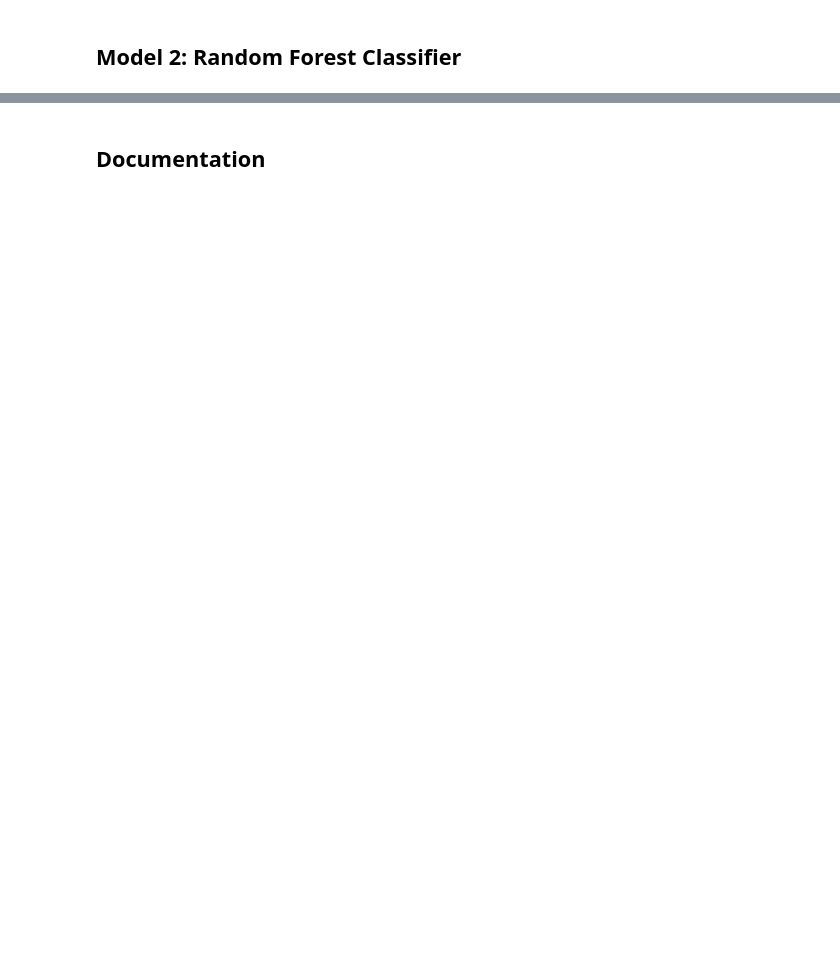
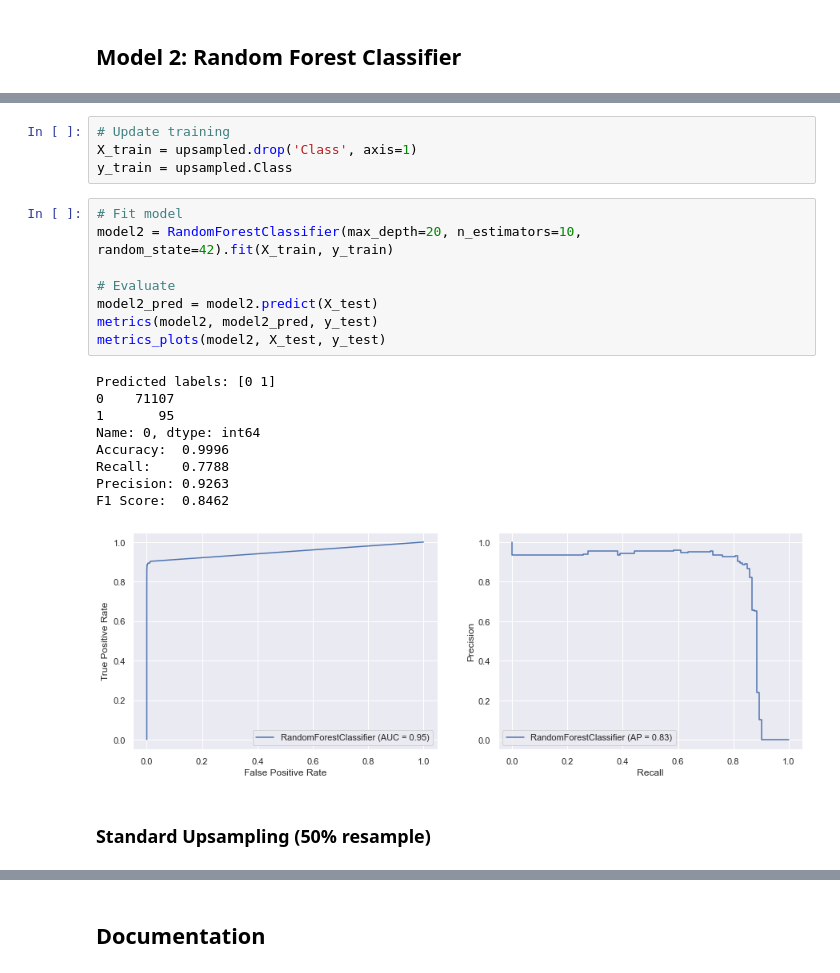
Before and after one commit to chrisjm/Credit-Card-Fraud-Analysis, a Jupyter notebook: notebooks/Capstone Two - Credit Card Fraud.ipynb, the cells around one changed output, grey strips where cells are left out. Cells and saved outputs as stored; diff of their text form; blank space fills up the shorter version.

```diff
--- a/notebooks/Capstone Two - Credit Card Fraud.ipynb
+++ b/notebooks/Capstone Two - Credit Card Fraud.ipynb
@@ -363,0 +385,24 @@ evaluation(model2, X_test, y_test)
+# %%
+# Update training
+X_train = upsampled.drop('Class', axis=1)
+y_train = upsampled.Class
+# %%
+# Fit model
+model2 = RandomForestClassifier(max_depth=20, n_estimators=10, random_state=42).fit(X_train, y_train)
+
+# Evaluate
+model2_pred = model2.predict(X_test)
+metrics(model2, model2_pred, y_test)
+metrics_plots(model2, X_test, y_test)
+# %% [output]
+Predicted labels: [0 1]
+0    71107
+1       95
+Name: 0, dtype: int64
+Accuracy:  0.9996
+Recall:    0.7788
+Precision: 0.9263
+F1 Score:  0.8462
+[figure, added]
+# %% [markdown]
+### Standard Upsampling (50% resample)
```
Also changed, not shown: parts of 22 cells of this notebook.
